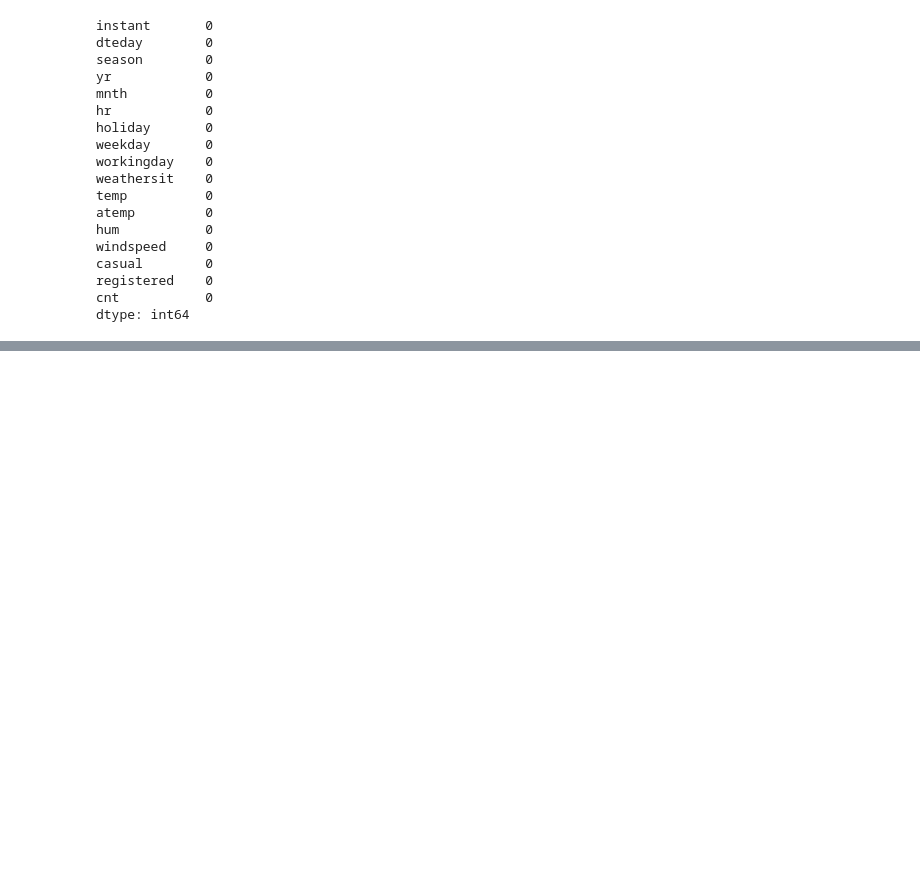
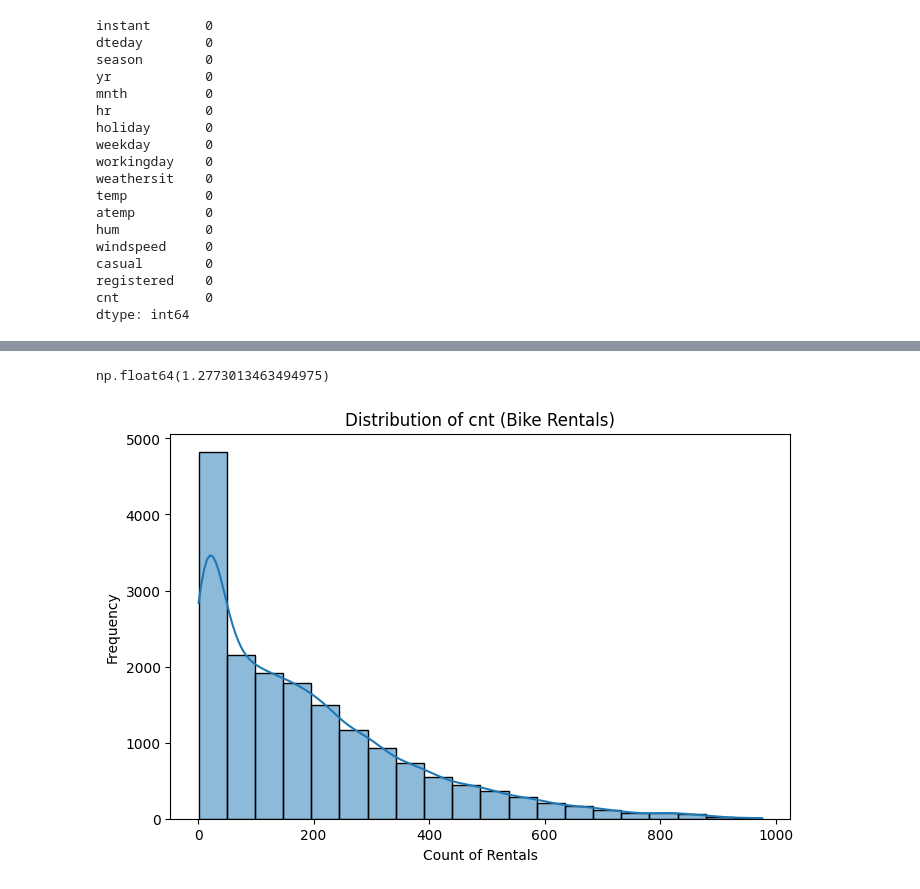
Before and after one commit to jmlarios/ML-fundamentals-2025, a Jupyter notebook: Assignment_2_Jose_Maria_Larios/assignment_2_Jose_Maria_Larios.ipynb, the cells around one changed output, grey strips where cells are left out. Cells and saved outputs as stored; diff of their text form; code cells hidden in the pictures; blank space fills up the shorter version.

Commit message:
skew/corr matrix

```diff
--- a/Assignment_2_Jose_Maria_Larios/assignment_2_Jose_Maria_Larios.ipynb
+++ b/Assignment_2_Jose_Maria_Larios/assignment_2_Jose_Maria_Larios.ipynb
@@ -66,3 +66,6 @@ memory usage: 2.3+ MB
 | 50% | 8690.0000 | 3.000000 | 1.000000 | 7.000000 | 12.000000 | 0.000000 | 3.000000 | 1.000000 | 1.000000 | 0.500000 | ... |
 | 75% | 13034.5000 | 3.000000 | 1.000000 | 10.000000 | 18.000000 | 0.000000 | 5.000000 | 1.000000 | 2.000000 | 0.660000 | ... |
 | max | 17379.0000 | 4.000000 | 1.000000 | 12.000000 | 23.000000 | 1.000000 | 6.000000 | 1.000000 | 4.000000 | 1.000000 | ... |
+# %%
+df['dteday'] = pd.to_datetime(df['dteday'])
+df.head()
@@ -68,0 +79,19 @@ memory usage: 2.3+ MB
+# %%
+from scipy.stats import skew
+
+cnt_skew = skew(df['cnt'])
+cnt_skew
+# %% [output]
+np.float64(1.2773013463494975)
+# %%
+import matplotlib.pyplot as plt
+import seaborn as sns
+
+plt.figure(figsize=(8,5))
+sns.histplot(df['cnt'], bins=20, kde=True)
+plt.title("Distribution of cnt (Bike Rentals)")
+plt.xlabel("Count of Rentals")
+plt.ylabel("Frequency")
+plt.show()
+# %% [output]
+[figure, added]
```
Also changed, not shown: parts of 3 cells of this notebook.
